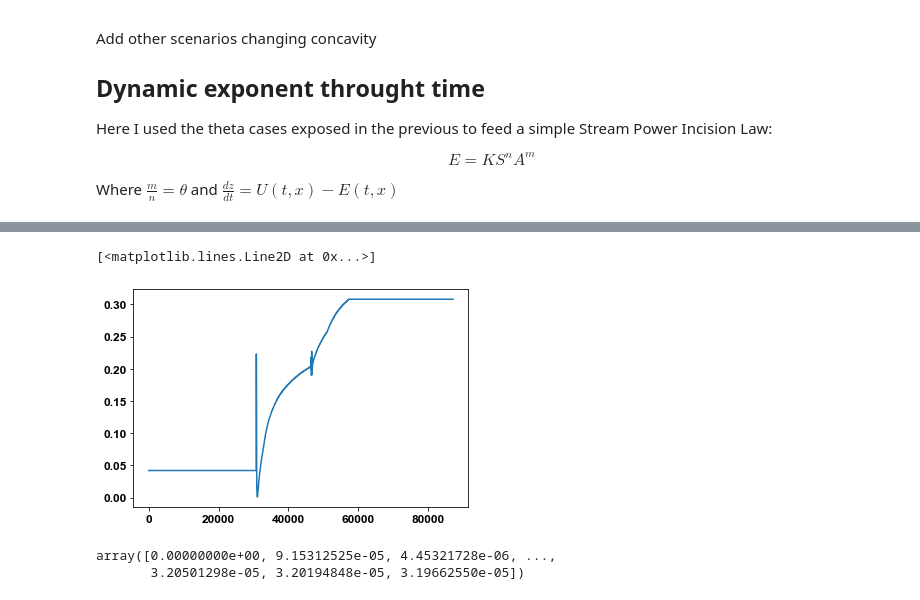
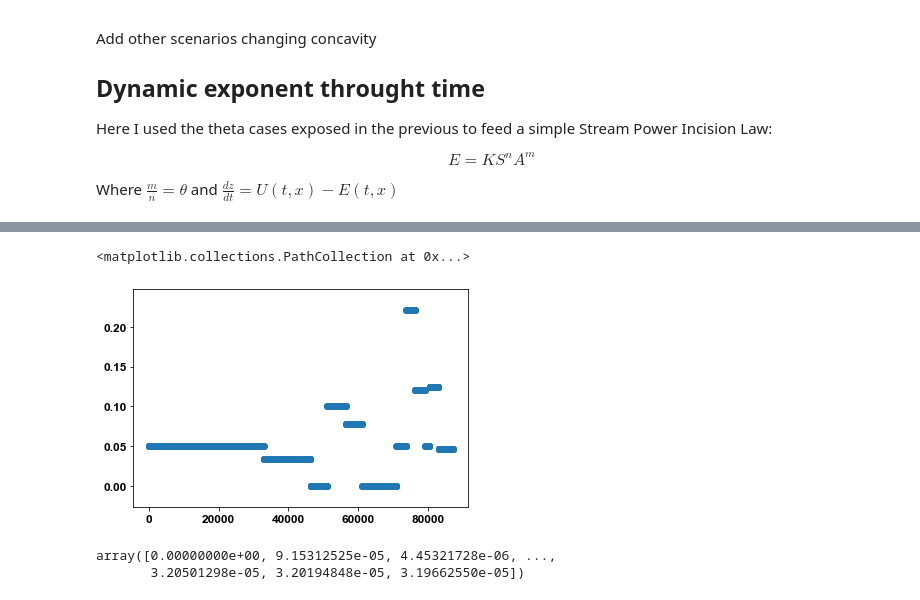
Before and after one commit to bgailleton/CHONK, a Jupyter notebook: example/theta_experiments/theta_experimetns.ipynb, the cells around one changed output, grey strips where cells are left out. Cells and saved outputs as stored; diff of their text form; code cells hidden in the pictures.

```diff
--- a/example/theta_experiments/theta_experimetns.ipynb
+++ b/example/theta_experiments/theta_experimetns.ipynb
@@ -131,9 +131,20 @@ n=7
 # ax2.scatter(np.log10(Q_capt[n:]), theta_capt)
 # ax2.plot(np.log10(Q_capt)[::n][1:], np.diff(np.log10(S_capt[::n]))/ np.diff(np.log10(Q_capt[::n])))
 # ax2.plot(np.log10(Q)[::n][1:], np.diff(np.log10(S[::n]))/ np.diff(np.log10(Q[::n])))
-theta_pre = spl.calculate_theta_power_fit(Z,Q,X, 200)
-theta_post = spl.calculate_theta_power_fit(Z_capt,Q_capt,X_capt, 200)
-# print(theta_pre)
+# theta_pre = spl.calculate_theta_power_fit(Z,Q,X, 200)
+# theta_post = spl.calculate_theta_power_fit(Z_capt,Q_capt,X_capt, 200)
+# # print(theta_pre)
+
+hb = 20
+breaks = []
+ksn_pre, theta_pre = spl.optimise_by_breaks(Q,S,breaks,  p0 = ([0,-np.inf],[np.inf,0]))
+valcheck = np.diff(np.log10(Q_capt))
+th = np.percentile(valcheck,2)
+breaks = (np.argwhere(valcheck<th) +1).flatten()
+breaks = breaks[(breaks>5) & (breaks<Q_capt.shape[0] - 5)]
+cb = np.concatenate([[10], np.diff(breaks)])
+breaks = breaks[cb>20]
+ksn_post, theta_post = spl.optimise_by_breaks(Q_capt, S_capt,breaks, p0 = ([0,-np.inf],[np.inf,0]))
 
 ax2.plot(np.log10(Q), theta_pre, color = 'b')
 ax2.plot(np.log10(Q_capt), theta_post, color = 'r')
@@ -180,8 +191,15 @@ ndts = 1e4
 
 for i in range(ndt):
     print(i, end = "||") if (i%int(1e2) == 0) else 0
-    theta = spl.calculate_theta_power_fit(tZ,Q_capt,tX, 500)
-    theta = np.abs(np.round(theta, decimals = 3))
+    tS = np.concatenate([[0.],np.diff(tZ)/np.diff(tX)])
+    valcheck = np.diff(np.log10(Q_capt))
+    th = np.percentile(valcheck,2)
+    breaks = (np.argwhere(valcheck<th) +1).flatten()
+    breaks = breaks[(breaks>5) & (breaks<Q_capt.shape[0] - 5)]
+    cb = np.concatenate([[10], np.diff(breaks)])
+    breaks = breaks[cb>20]
+    ksn_post, theta = spl.optimise_by_breaks(Q_capt, tS,breaks, p0 = ([0,-np.inf],[np.inf,0]))
+    theta = -theta
     theta[theta>0.9] = 0.9
     theta[theta<0] = 0.05
 #     theta = np.zeros_like(tZ)+ 0.45
@@ -189,6 +207,7 @@ for i in range(ndt):
     E = spl.Erosion_spl_explicit_fixed_n(tZ,tX,Q_capt,theta,K, n)
     E[0] = 0
     tZ = tZ - (E - U) * dt
+
     if(ndt % ndts == 0):
         nZ.append(np.copy(tZ))
 # %% [output]
@@ -203,8 +222,8 @@ ax.scatter(tX, tZ)
 # %%
-plt.plot(tX,theta)
+plt.scatter(tX,theta)
 # %% [output]
-[<matplotlib.lines.Line2D at 0x...>]
+<matplotlib.collections.PathCollection at 0x...>
-[figure, old version]
+[figure, new version]
 # %%
 E
 # %% [output]
```
Also changed, not shown: parts of 4 cells of this notebook, 2 other files.
